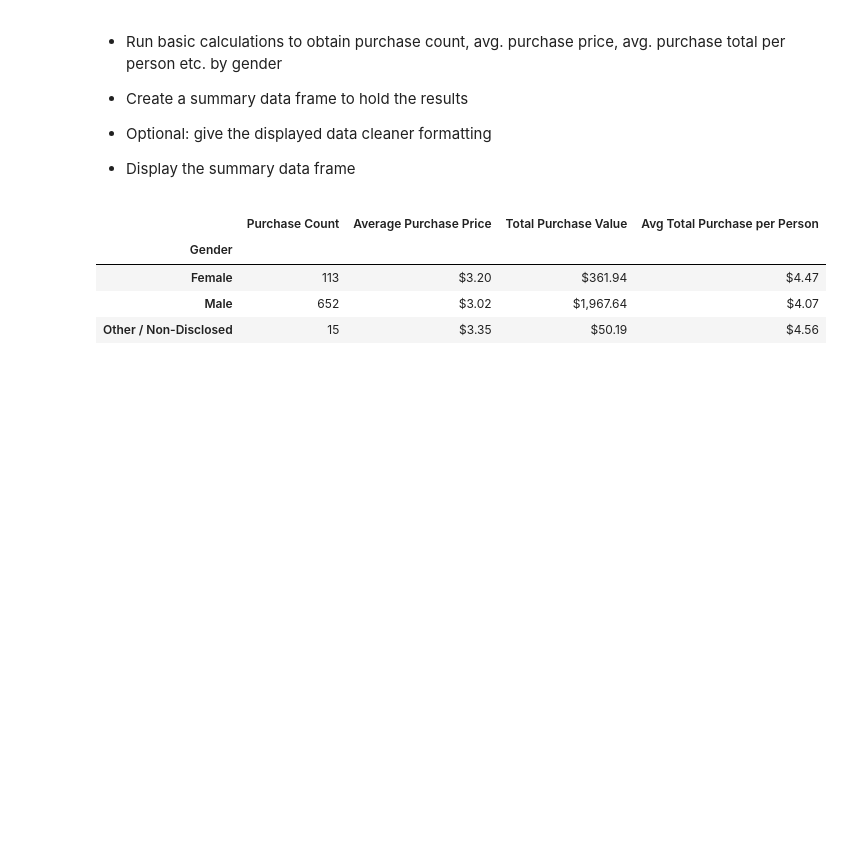
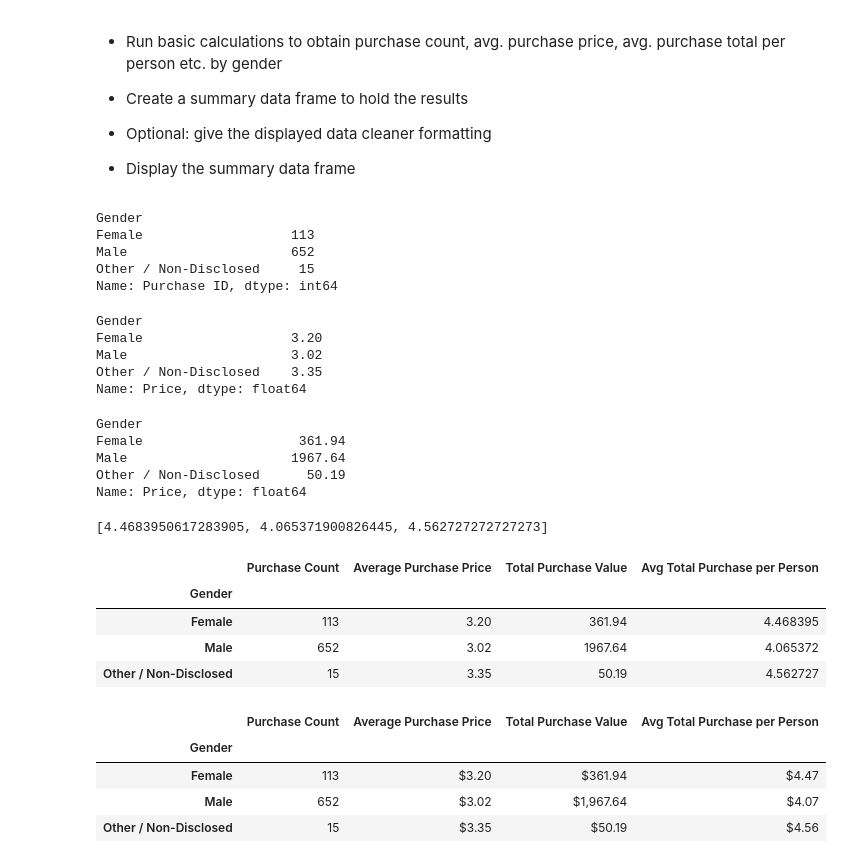
Before and after one commit to susovd/Videogame-Sales-Analysis-Using-Pandas, a Jupyter notebook: HeroesOfPymoli/HeroesOfPymoli_Susov.ipynb, the cells around one changed output. Cells and saved outputs as stored; diff of their text form; code cells hidden in the pictures; blank space fills up the shorter version.

```diff
--- a/HeroesOfPymoli/HeroesOfPymoli_Susov.ipynb
+++ b/HeroesOfPymoli/HeroesOfPymoli_Susov.ipynb
@@ -121,6 +147,66 @@ gender_summary.set_index(" ")
 
 
 * Display the summary data frame
+# %%
+#group data frame by gender
+purchasing_analysis_by_gender = purchase_data.groupby(["Gender"])
+
+#count number of purchases by gender
+purchase_count = purchasing_analysis_by_gender.count()
+
+#purchase_count = purchase_count["Purchase ID"]
+#purchase_count
+# %% [output]
+Gender
+Female                   113
+Male                     652
+Other / Non-Disclosed     15
+Name: Purchase ID, dtype: int64
+# %%
+#average purchase price based on gender
+average_purchase_price = round(purchasing_analysis_by_gender["Price"].mean(),2)
+average_purchase_price
+# %% [output]
+Gender
+Female                   3.20
+Male                     3.02
+Other / Non-Disclosed    3.35
+Name: Price, dtype: float64
+# %%
+#total purchase price based on gender
+total_purchase_value = purchasing_analysis_by_gender["Price"].sum()
+total_purchase_value
+# %% [output]
+Gender
+Female                    361.94
+Male                     1967.64
+Other / Non-Disclosed      50.19
+Name: Price, dtype: float64
+# %%
+avg_total_purchase_female = total_purchase_value['Female'] / uniquefemales_count
+avg_total_purchase_male = total_purchase_value['Male'] / uniquemales_count
+avg_total_purchase_others = total_purchase_value['Other / Non-Disclosed'] / uniqueothers_count
+
+average_total_purchase_gender = [avg_total_purchase_female, avg_total_purchase_male, avg_total_purchase_others]
+average_total_purchase_gender
+# %% [output]
+[4.4683950617283905, 4.065371900826445, 4.562727272727273]
+# %%
+purchase_analysis_df = pd.DataFrame(
+{"Purchase Count": purchase_count,
+ "Average Purchase Price":average_purchase_price,
+ "Total Purchase Value": total_purchase_value,
+ "Avg Total Purchase per Person":average_total_purchase_gender
+}
+)
+
+purchase_analysis_df
+# %% [output]
+|  | Purchase Count | Average Purchase Price | Total Purchase Value | Avg Total Purchase per Person |
+| Gender |  |  |  |  |
+| Female | 113 | 3.20 | 361.94 | 4.468395 |
+| Male | 652 | 3.02 | 1967.64 | 4.065372 |
+| Other / Non-Disclosed | 15 | 3.35 | 50.19 | 4.562727 |
 # %%
 # %% [output]
 |  | Purchase Count | Average Purchase Price | Total Purchase Value | Avg Total Purchase per Person |
```
Also changed, not shown: parts of 13 cells of this notebook, 1 other file.
